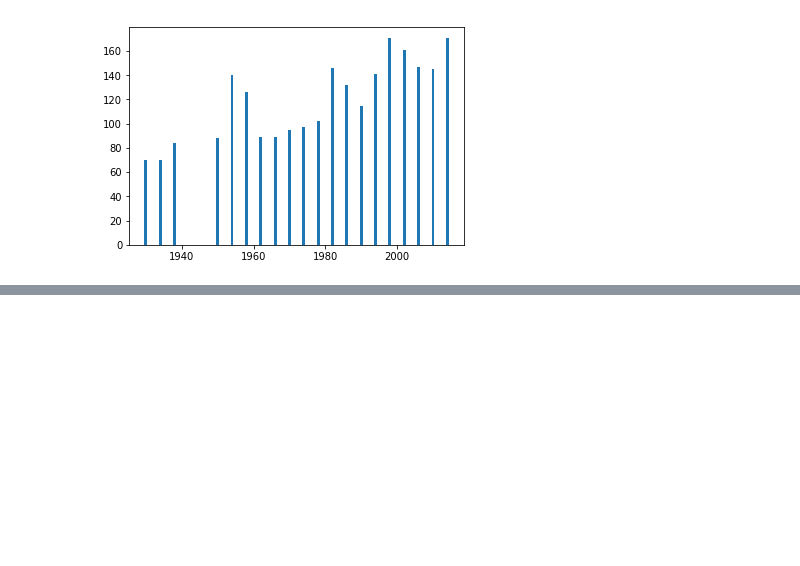
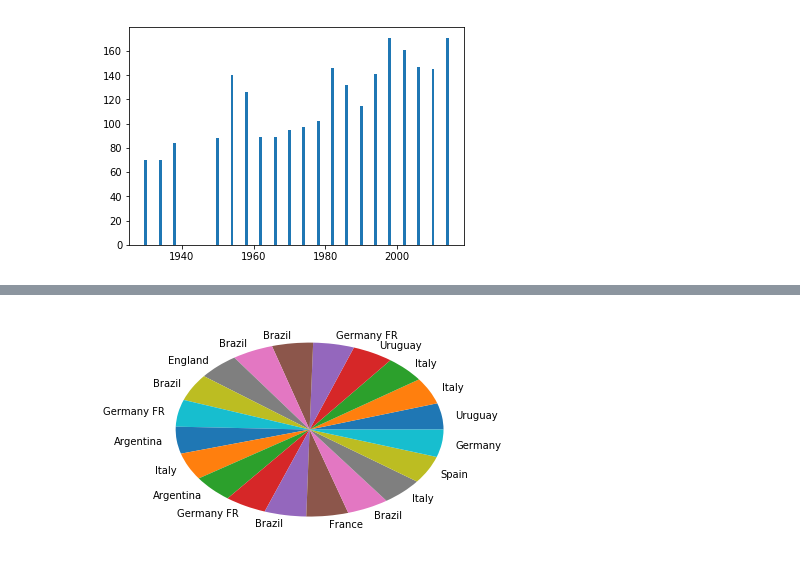
Before and after one commit to suryodayaaidi/FIFA-WORLD-CUP, a Jupyter notebook: FIFA WORLD CUP/WorldCup.ipynb, the cells around one changed output, grey strips where cells are left out. Cells and saved outputs as stored; diff of their text form; code cells hidden in the pictures; blank space fills up the shorter version.

```diff
--- a/FIFA WORLD CUP/WorldCup.ipynb
+++ b/FIFA WORLD CUP/WorldCup.ipynb
@@ -122,0 +133,5 @@ WorldCup
+# %%
+plt.pie(WorldCup.Year, labels=WorldCup.Winner)
+plt.show()
+# %% [output]
+[figure, added]
```
Also changed, not shown: parts of 2 cells of this notebook.
